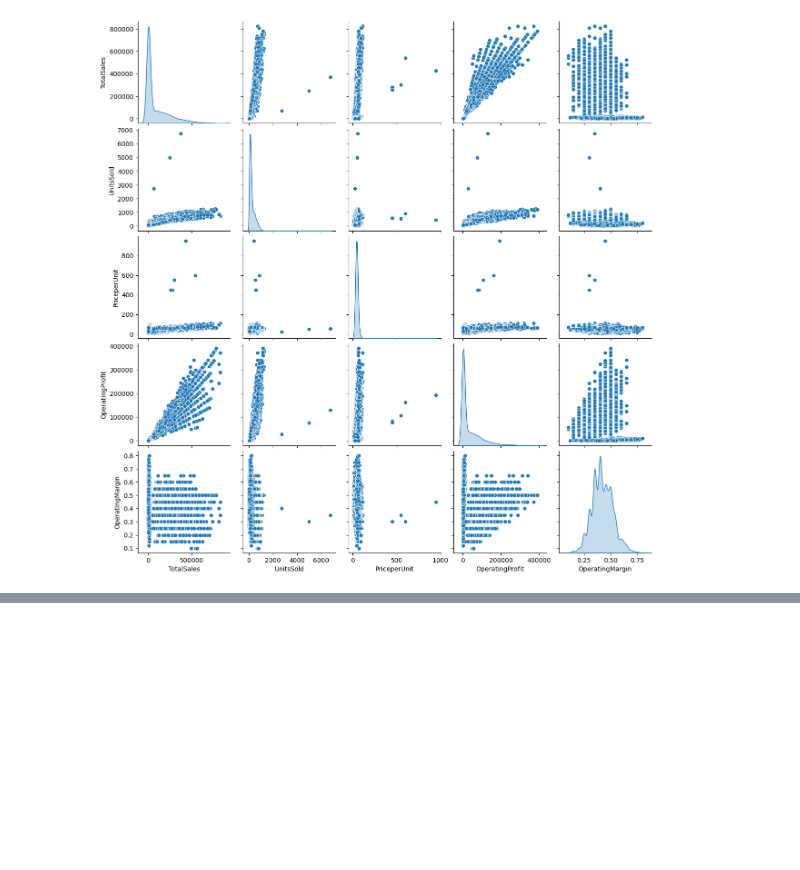
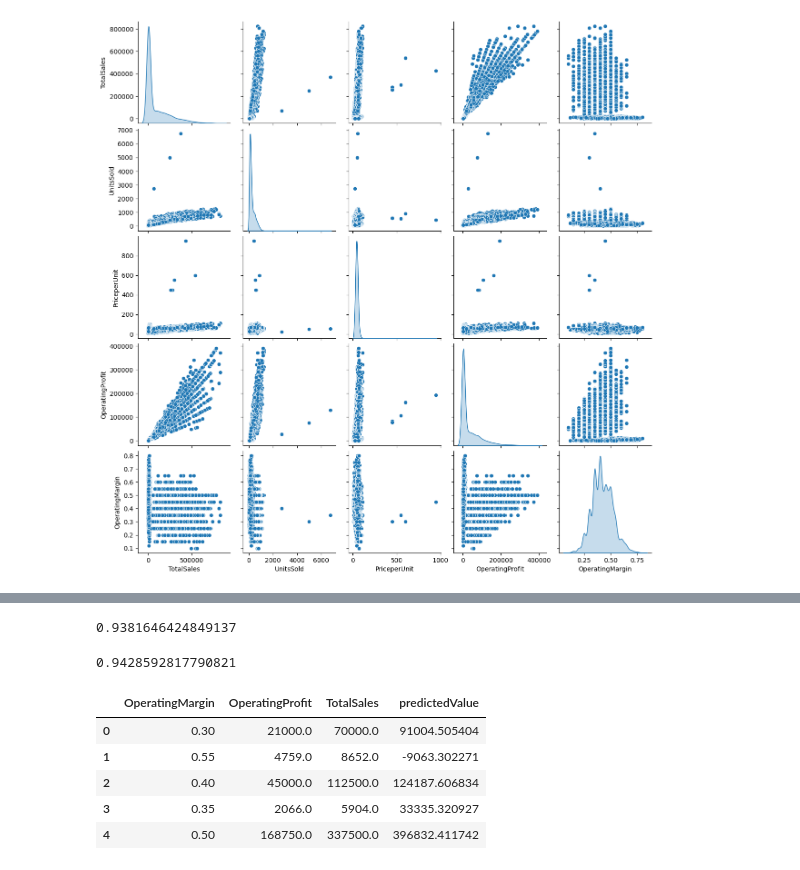
Before and after one commit to thegreatdon40/Final-Project-Data_Analytics, a Jupyter notebook: sales.ipynb, the cells around one changed output, grey strips where cells are left out. Cells and saved outputs as stored; diff of their text form; code cells hidden in the pictures; blank space fills up the shorter version.

```diff
--- a/sales.ipynb
+++ b/sales.ipynb
@@ -4,7 +4,7 @@ import numpy as np
 import matplotlib.pyplot as plt
 import seaborn as sns
 # %%
-sales = pd.read_csv("c:/Users/monst/OneDrive/Desktop/CSC Workspace/Website/Data_Analytics/Adidas US Sales Data(2).csv") # import dataframe
+sales = pd.read_csv("Adidas US Sales Data.csv") # import dataframe
 sales.columns = sales.columns.str.replace(" ", "") # delete spaces
 # %%
 sales # display for testing
@@ -395,0 +415,15 @@ sns.pairplot(data=sales_salesdata,
+# %%
+x_train, x_test, y_train, y_test = train_test_split(
+    sales[['OperatingMargin','OperatingProfit']], sales[['TotalSales']],
+    test_size=0.20, random_state=20)
+
+model = LinearRegression()
+model.fit(x_train, y_train)
+
+model.score(x_test, y_test)
+# %% [output]
+0.9381646424849137
+# %%
+model.score(x_train, y_train)
+# %% [output]
+0.9428592817790821
@@ -395,0 +434,11 @@ sns.pairplot(data=sales_salesdata,
+# %%
+final = predicted.join([x_test.reset_index(drop=True),
+                        y_test.reset_index(drop=True)])
+final.head()[['OperatingMargin','OperatingProfit','TotalSales','predictedValue']]
+# %% [output]
+|  | OperatingMargin | OperatingProfit | TotalSales | predictedValue |
+| 0 | 0.30 | 21000.0 | 70000.0 | 91004.505404 |
+| 1 | 0.55 | 4759.0 | 8652.0 | -9063.302271 |
+| 2 | 0.40 | 45000.0 | 112500.0 | 124187.606834 |
+| 3 | 0.35 | 2066.0 | 5904.0 | 33335.320927 |
+| 4 | 0.50 | 168750.0 | 337500.0 | 396832.411742 |
```
Also changed, not shown: parts of 6 cells of this notebook.
